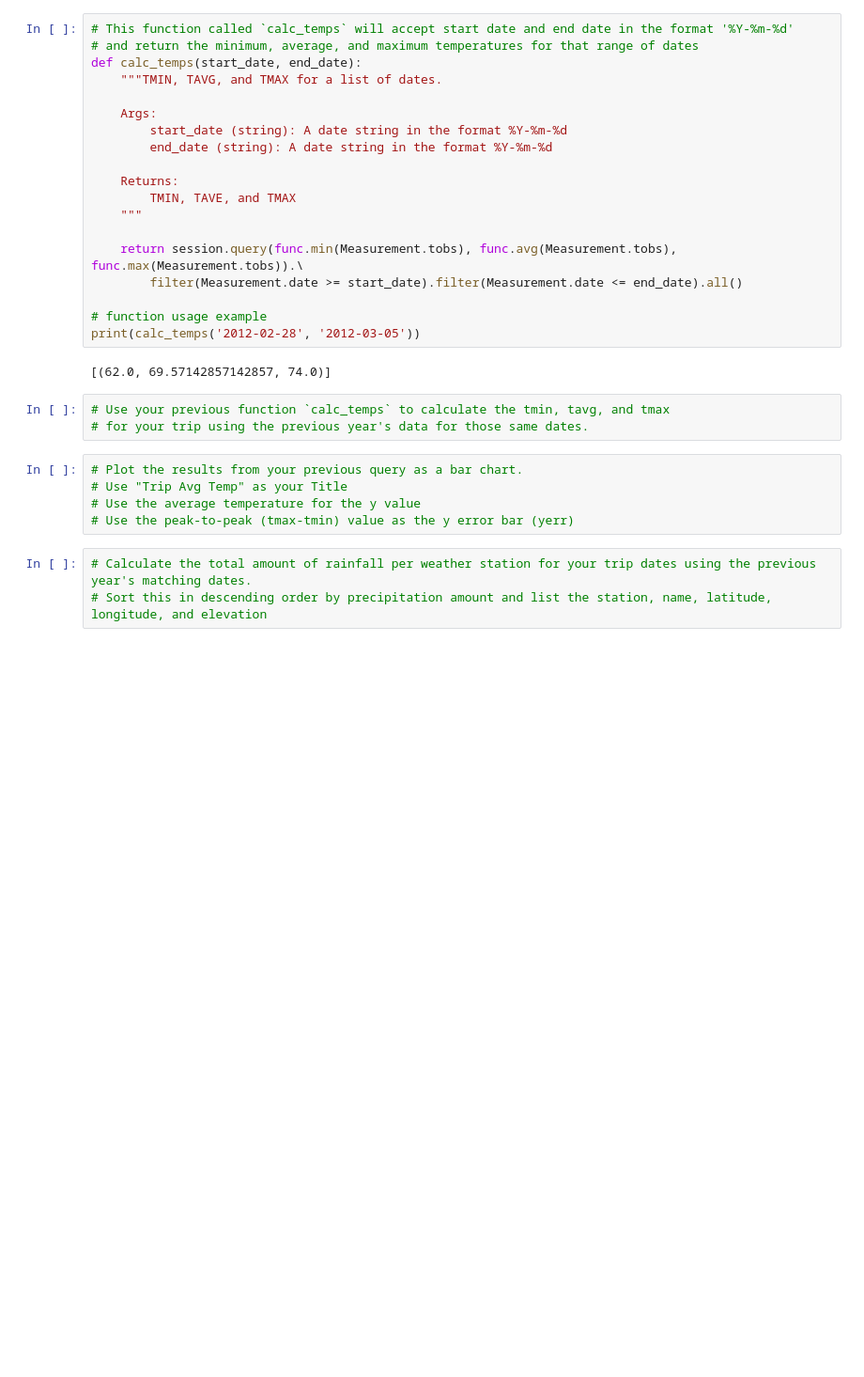
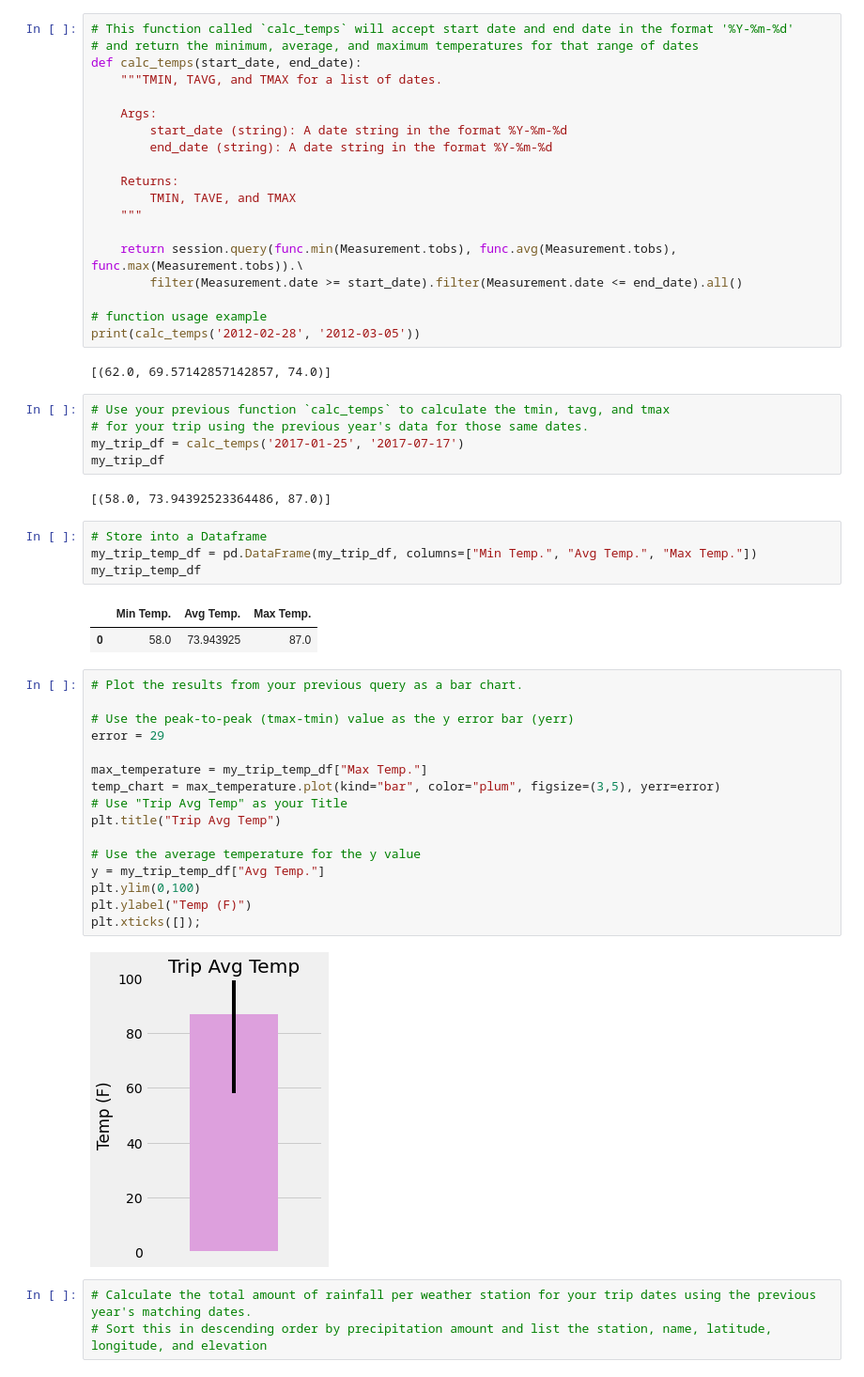
Before and after one commit to ProvencherScott/10-Climate-Analysis-SQLAlchemy, a Jupyter notebook: climate_starter.ipynb, the cells around one changed output. Shown at 94% size. Drawn from its saved outputs; the diff is of its cells as text; blank space fills up the shorter version.

```diff
--- a/climate_starter.ipynb
+++ b/climate_starter.ipynb
@@ -305,11 +305,35 @@ print(calc_temps('2012-02-28', '2012-03-05'))
 # %%
 # Use your previous function `calc_temps` to calculate the tmin, tavg, and tmax
 # for your trip using the previous year's data for those same dates.
+my_trip_df = calc_temps('2017-01-25', '2017-07-17')
+my_trip_df
+# %% [output]
+[(58.0, 73.94392523364486, 87.0)]
-# %%
-# Plot the results from your previous query as a bar chart.
-# Use "Trip Avg Temp" as your Title
-# Use the average temperature for the y value
-# Use the peak-to-peak (tmax-tmin) value as the y error bar (yerr)
+# %%
+# Store into a Dataframe
+my_trip_temp_df = pd.DataFrame(my_trip_df, columns=["Min Temp.", "Avg Temp.", "Max Temp."])
+my_trip_temp_df
+# %% [output]
+|  | Min Temp. | Avg Temp. | Max Temp. |
+| 0 | 58.0 | 73.943925 | 87.0 |
+# %%
+# Plot the results from your previous query as a bar chart.
+
+# Use the peak-to-peak (tmax-tmin) value as the y error bar (yerr)
+error = 29
+
+max_temperature = my_trip_temp_df["Max Temp."]
+temp_chart = max_temperature.plot(kind="bar", color="plum", figsize=(3,5), yerr=error)
+# Use "Trip Avg Temp" as your Title
+plt.title("Trip Avg Temp")
+
+# Use the average temperature for the y value
+y = my_trip_temp_df["Avg Temp."]
+plt.ylim(0,100)
+plt.ylabel("Temp (F)")
+plt.xticks([]);
+# %% [output]
+[figure, added]
 # %%
 # Calculate the total amount of rainfall per weather station for your trip dates using the previous year's matching dates.
 # Sort this in descending order by precipitation amount and list the station, name, latitude, longitude, and elevation
```
Also changed, not shown: 1 other file.
